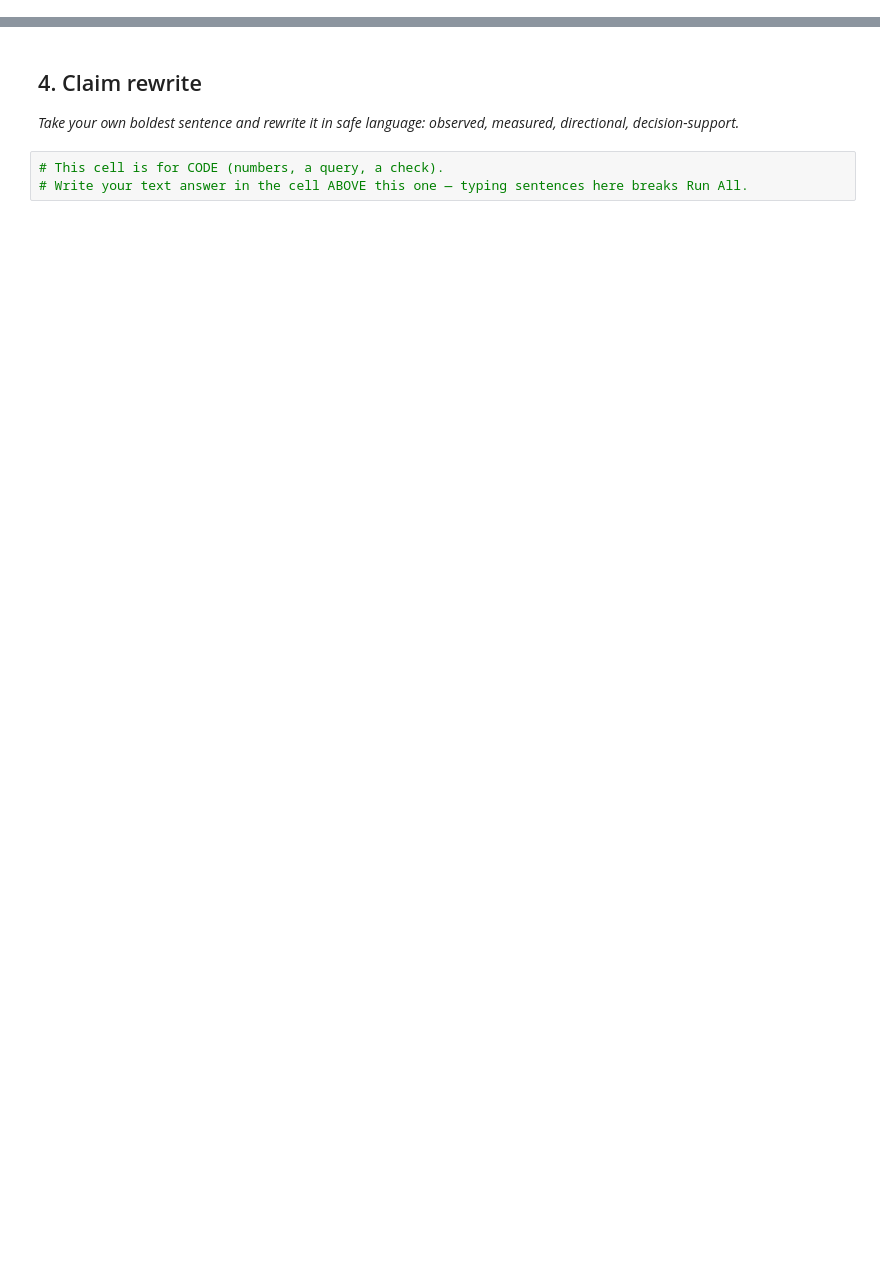
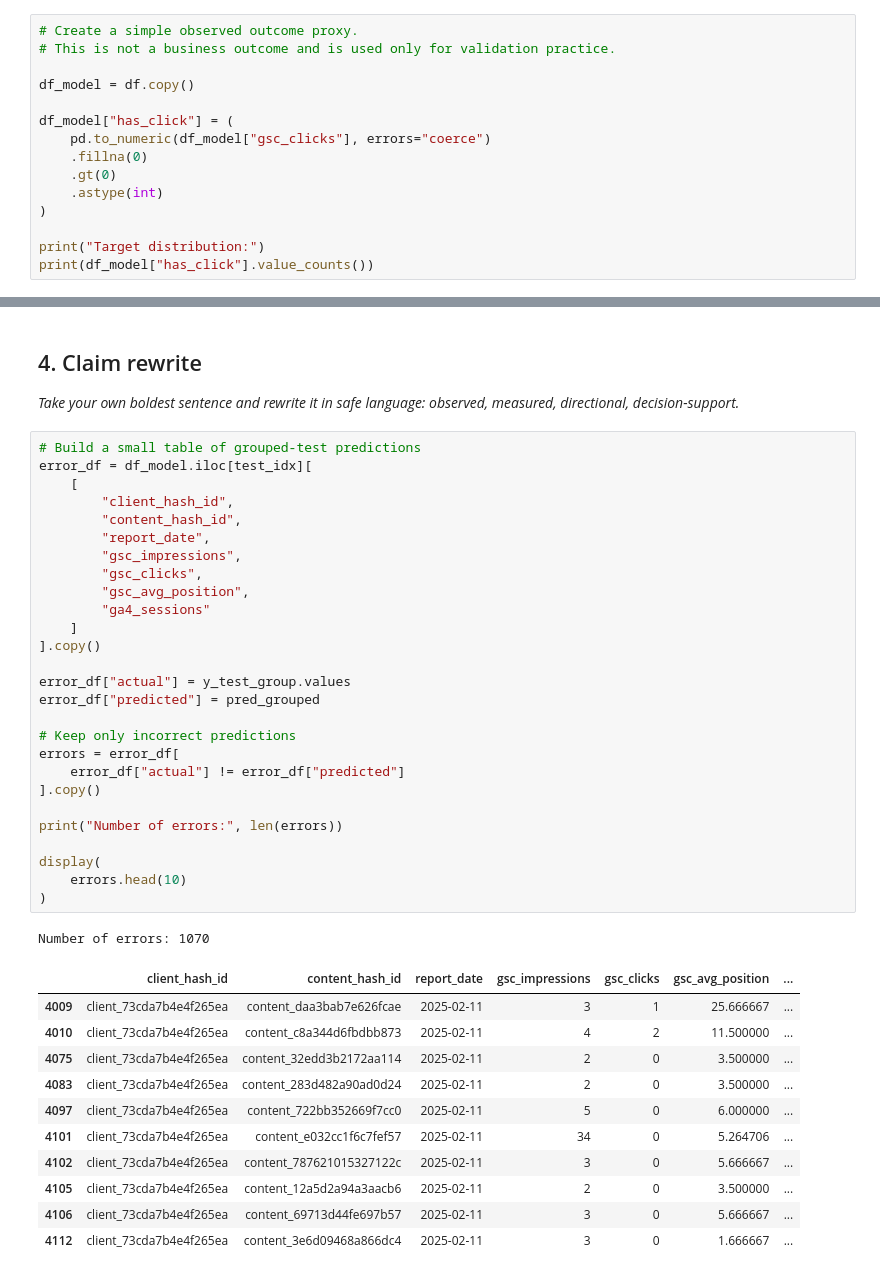
Before and after one commit to aamr8010/flyrank-ml-internship, a Jupyter notebook: work/notebooks/w06_validation_audit.ipynb, the cells around one changed output, grey strips where cells are left out. Saved outputs shown, nothing was run; the diff lists cells and outputs as text; blank space fills up the shorter version.

```diff
--- a/work/notebooks/w06_validation_audit.ipynb
+++ b/work/notebooks/w06_validation_audit.ipynb
@@ -22,0 +86,15 @@ This skeleton is yours to fill. Work the sections **in order** — each one has
+# %%
+# Create a simple observed outcome proxy.
+# This is not a business outcome and is used only for validation practice.
+
+df_model = df.copy()
+
+df_model["has_click"] = (
+    pd.to_numeric(df_model["gsc_clicks"], errors="coerce")
+    .fillna(0)
+    .gt(0)
+    .astype(int)
+)
+
+print("Target distribution:")
+print(df_model["has_click"].value_counts())
@@ -31,6 +313,43 @@ This skeleton is yours to fill. Work the sections **in order** — each one has
 ## 4. Claim rewrite
 
 *Take your own boldest sentence and rewrite it in safe language: observed, measured, directional, decision-support.*
-# %%
-# This cell is for CODE (numbers, a query, a check).
-# Write your text answer in the cell ABOVE this one — typing sentences here breaks Run All.
+# %%
+# Build a small table of grouped-test predictions
+error_df = df_model.iloc[test_idx][
+    [
+        "client_hash_id",
+        "content_hash_id",
+        "report_date",
+        "gsc_impressions",
+        "gsc_clicks",
+        "gsc_avg_position",
+        "ga4_sessions"
+    ]
+].copy()
+
+error_df["actual"] = y_test_group.values
+error_df["predicted"] = pred_grouped
+
+# Keep only incorrect predictions
+errors = error_df[
+    error_df["actual"] != error_df["predicted"]
+].copy()
+
+print("Number of errors:", len(errors))
+
+display(
+    errors.head(10)
+)
+# %% [output]
+Number of errors: 1070
+|  | client_hash_id | content_hash_id | report_date | gsc_impressions | gsc_clicks | gsc_avg_position | ... |
+| 4009 | client_73cda7b4e4f265ea | content_daa3bab7e626fcae | 2025-02-11 | 3 | 1 | 25.666667 | ... |
+| 4010 | client_73cda7b4e4f265ea | content_c8a344d6fbdbb873 | 2025-02-11 | 4 | 2 | 11.500000 | ... |
+| 4075 | client_73cda7b4e4f265ea | content_32edd3b2172aa114 | 2025-02-11 | 2 | 0 | 3.500000 | ... |
+| 4083 | client_73cda7b4e4f265ea | content_283d482a90ad0d24 | 2025-02-11 | 2 | 0 | 3.500000 | ... |
+| 4097 | client_73cda7b4e4f265ea | content_722bb352669f7cc0 | 2025-02-11 | 5 | 0 | 6.000000 | ... |
+| 4101 | client_73cda7b4e4f265ea | content_e032cc1f6c7fef57 | 2025-02-11 | 34 | 0 | 5.264706 | ... |
+| 4102 | client_73cda7b4e4f265ea | content_787621015327122c | 2025-02-11 | 3 | 0 | 5.666667 | ... |
+| 4105 | client_73cda7b4e4f265ea | content_12a5d2a94a3aacb6 | 2025-02-11 | 2 | 0 | 3.500000 | ... |
+| 4106 | client_73cda7b4e4f265ea | content_69713d44fe697b57 | 2025-02-11 | 3 | 0 | 5.666667 | ... |
+| 4112 | client_73cda7b4e4f265ea | content_3e6d09468a866dc4 | 2025-02-11 | 3 | 0 | 1.666667 | ... |
```
Also changed, not shown: parts of 16 cells of this notebook.
